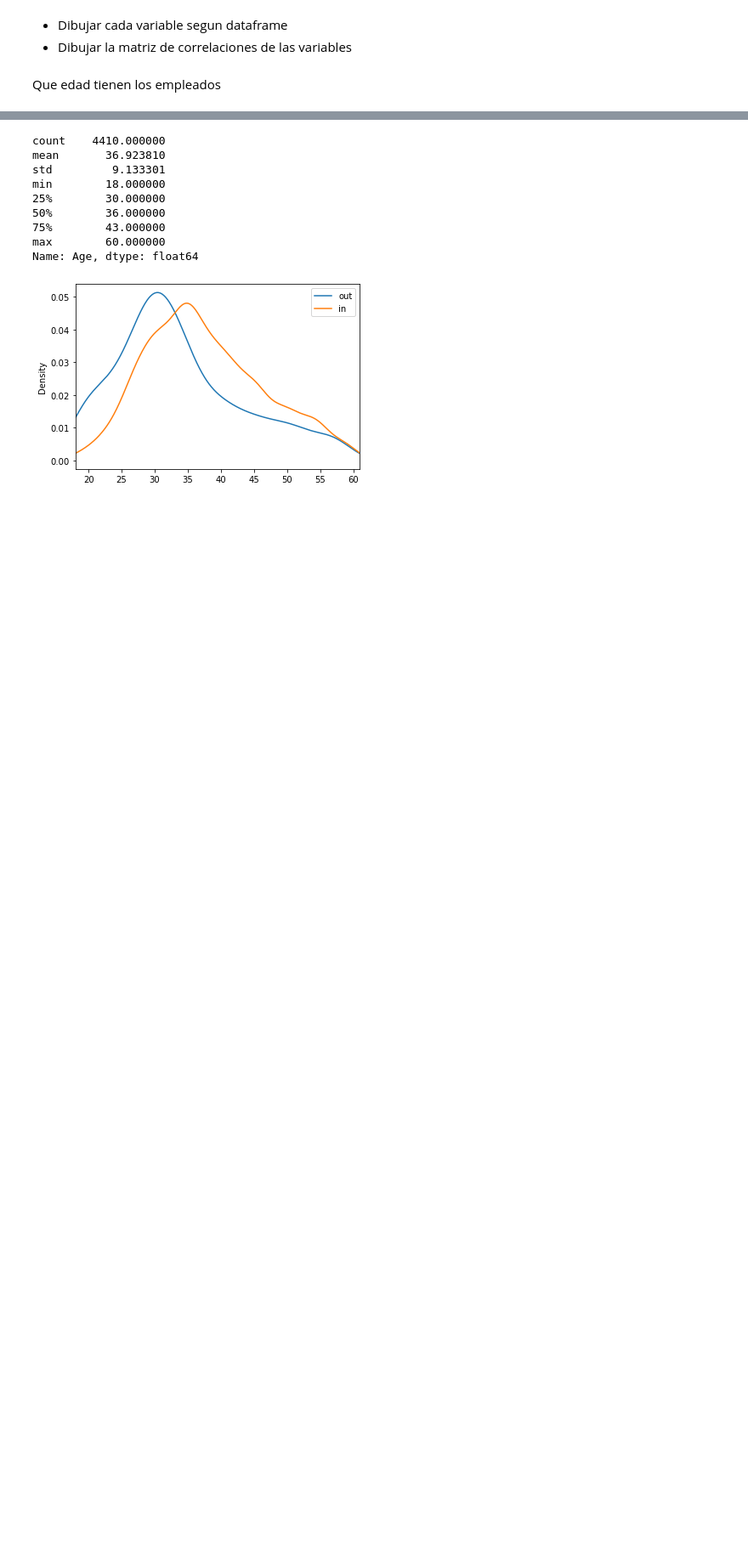
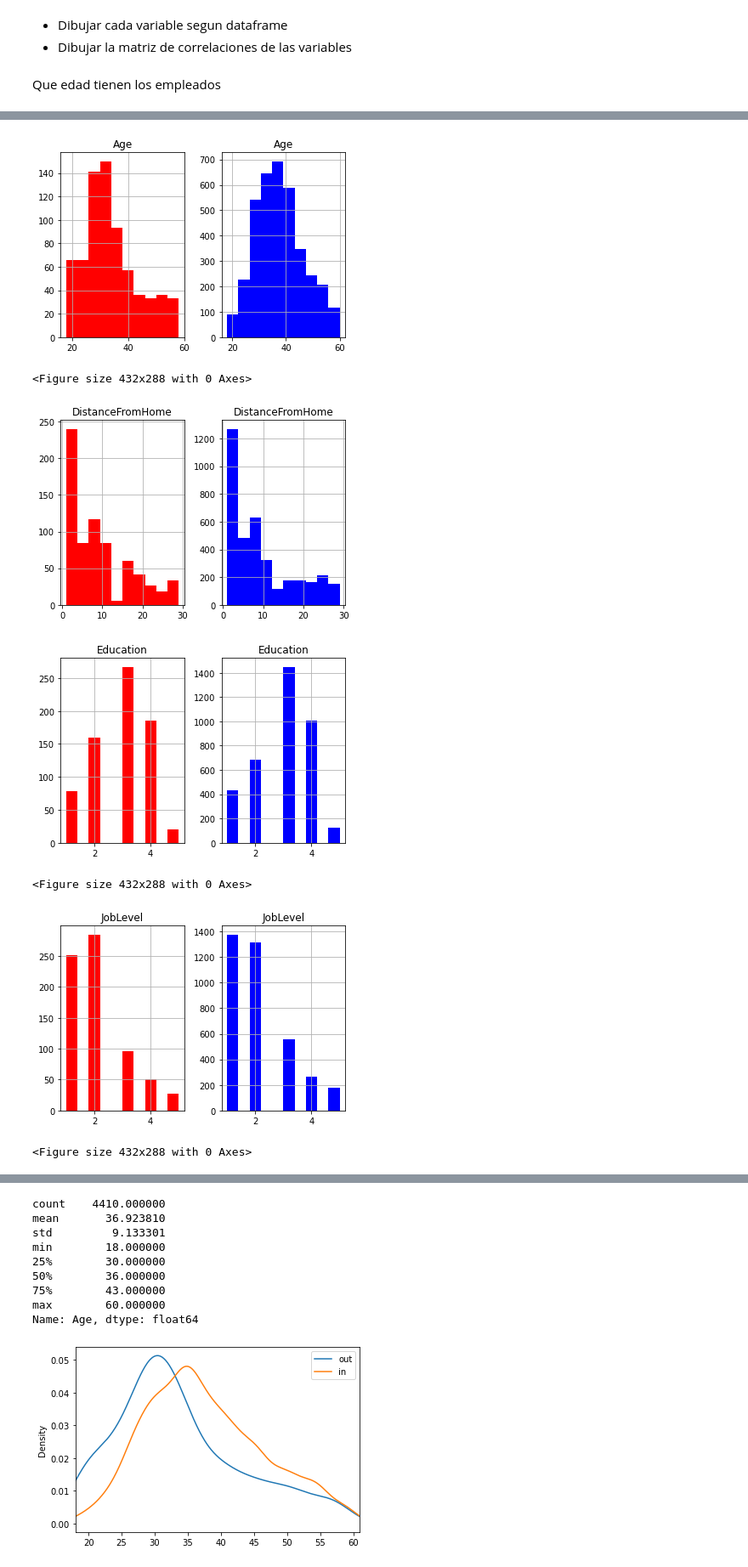
Before and after one commit to luisfangulop/hr-attrition, a Jupyter notebook: EDA.ipynb, the cells around one changed output, grey strips where cells are left out. Shown at 85% size. Drawn from its saved outputs; the diff is of its cells as text; code cells hidden in the pictures; blank space fills up the shorter version.

```diff
--- a/EDA.ipynb
+++ b/EDA.ipynb
@@ -419,0 +429,18 @@ plt.show()
+# %%
+for (columnName) in g_a_df:
+    fig, axes = plt.subplots(1, 2)
+    try:
+        g_a_df.hist(columnName, ax=axes[0],color='r')
+        g_af_df.hist(columnName, ax=axes[1],color='b')
+        plt.show()
+    except:
+        plt.close(fig)
+        plt.clf()
+# %% [output]
+[figure, added]
+<Figure size 432x288 with 0 Axes>
+[figure, added]
+[figure, added]
+<Figure size 432x288 with 0 Axes>
+[figure, added]
+<Figure size 432x288 with 0 Axes>
```
Also changed, not shown: parts of 8 cells of this notebook.
